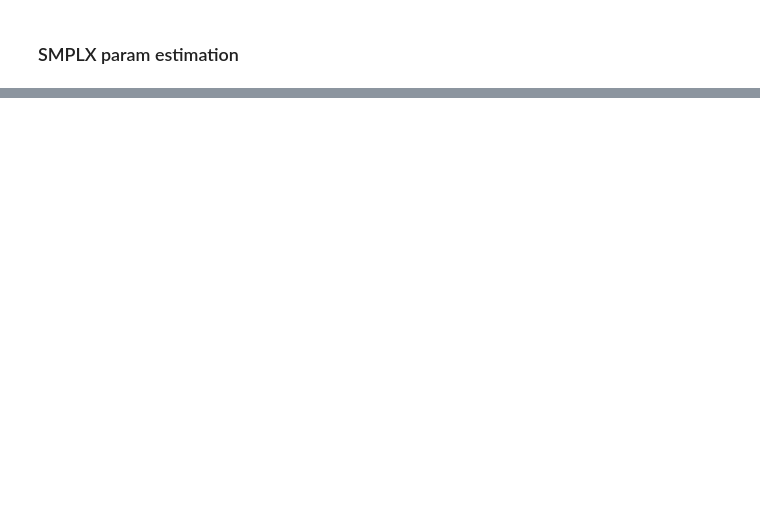
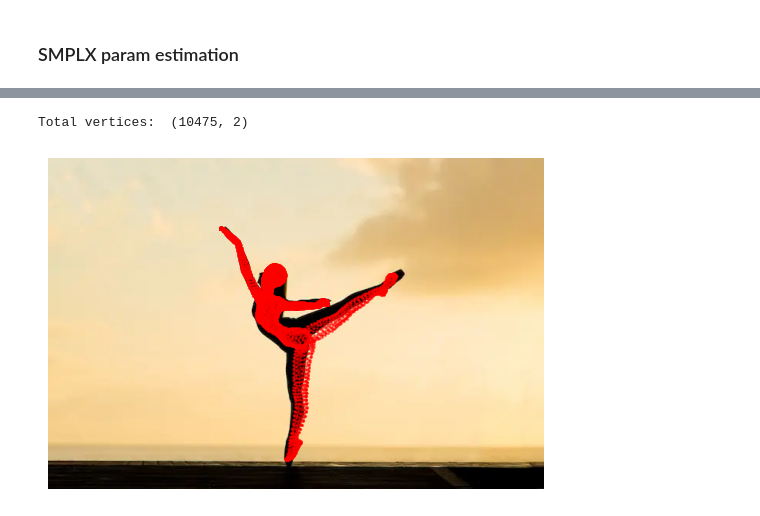
Before and after one commit to HJYblur/avatar-benchmark, a Jupyter notebook: main.ipynb, the cells around one changed output, grey strips where cells are left out. Saved outputs shown, nothing was run; the diff lists cells and outputs as text; code cells hidden in the pictures; blank space fills up the shorter version.

Commit message:
Fix: modify the feature loading for feature extraction & smplx param estimation

```diff
--- a/main.ipynb
+++ b/main.ipynb
@@ -2,0 +15,5 @@
+# %%
+data_path = "./data/dance.jpg"
+img = torchvision.io.read_image(data_path).to(device).unsqueeze(0)
+img_float = img.float() / 255.0
+print(f"Input: {img.shape}, Float Input: {img_float.shape}")
@@ -39,2 +37,12 @@ Deep Features: torch.Size([1, 256, 16, 16])
 # %% [markdown]
 ### SMPLX param estimation
+# %%
+nlf_model_path = "nlf/models/nlf_l_multi.torchscript"
+if not os.path.exists(nlf_model_path):
+    print("Downloading NLF model...")
+    !wget -q -O {nlf_model_path} https://bit.ly/nlf_l_pt
+
+
+nlf_model = torch.jit.load(nlf_model_path, map_location=device).eval()
+smplx_model = smplx.SMPLX(model_path='models/smplx', gender='NEUTRAL', use_pca=False).to(device).eval()
+print("NLF & SMPLX Models loaded successfully.")
@@ -40,0 +128,30 @@ Deep Features: torch.Size([1, 256, 16, 16])
+# %%
+from src.utils.camera import intrinsic_matrix_from_field_of_view
+
+def plot_smplx(pred, image):
+    K = intrinsic_matrix_from_field_of_view(55, image.shape[1:3])  # [1,3,3]
+
+    def project_vertices(coords3d, K):
+        # coords3d: [B,N,3] or [N,3]; K: [B,3,3] or [3,3]
+        if coords3d.ndim == 2:  # add batch
+            coords3d = coords3d.unsqueeze(0)
+        if K.ndim == 2:
+            K = K.unsqueeze(0)
+        z = coords3d[..., 2:].clamp_min(1e-3)              # avoid division warning/NaN
+        projected = coords3d / z
+        return torch.einsum('bnk,bjk->bnj', projected, K[..., :2, :])
+
+    verts3d = pred['vertices3d'][0].detach().cpu()         # [N,3] or [1,N,3]
+    verts2d = project_vertices(verts3d, K).squeeze(0).numpy()
+    print("Total vertices: ", verts2d.shape)
+
+    fig, ax = plt.subplots()
+    ax.imshow(image.cpu().numpy().transpose(1, 2, 0))
+    ax.scatter(verts2d[:, 0], verts2d[:, 1], s=1, c='r', alpha=0.5)
+    ax.set_axis_off()
+    plt.show()
+
+plot_smplx(preds, img[0])
+# %% [output]
+Total vertices:  (10475, 2)
+[figure, added]
```
Also changed, not shown: parts of 6 cells of this notebook, 2 other files.
